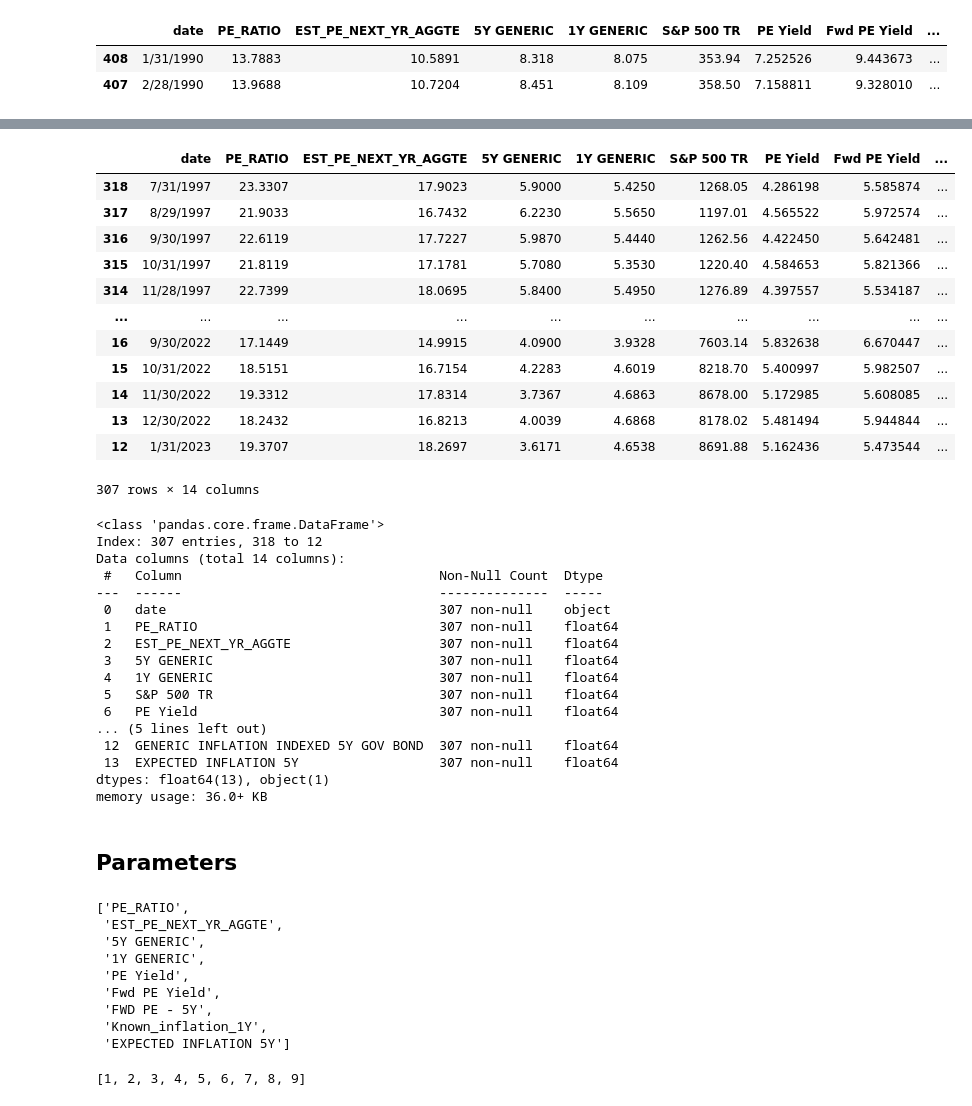
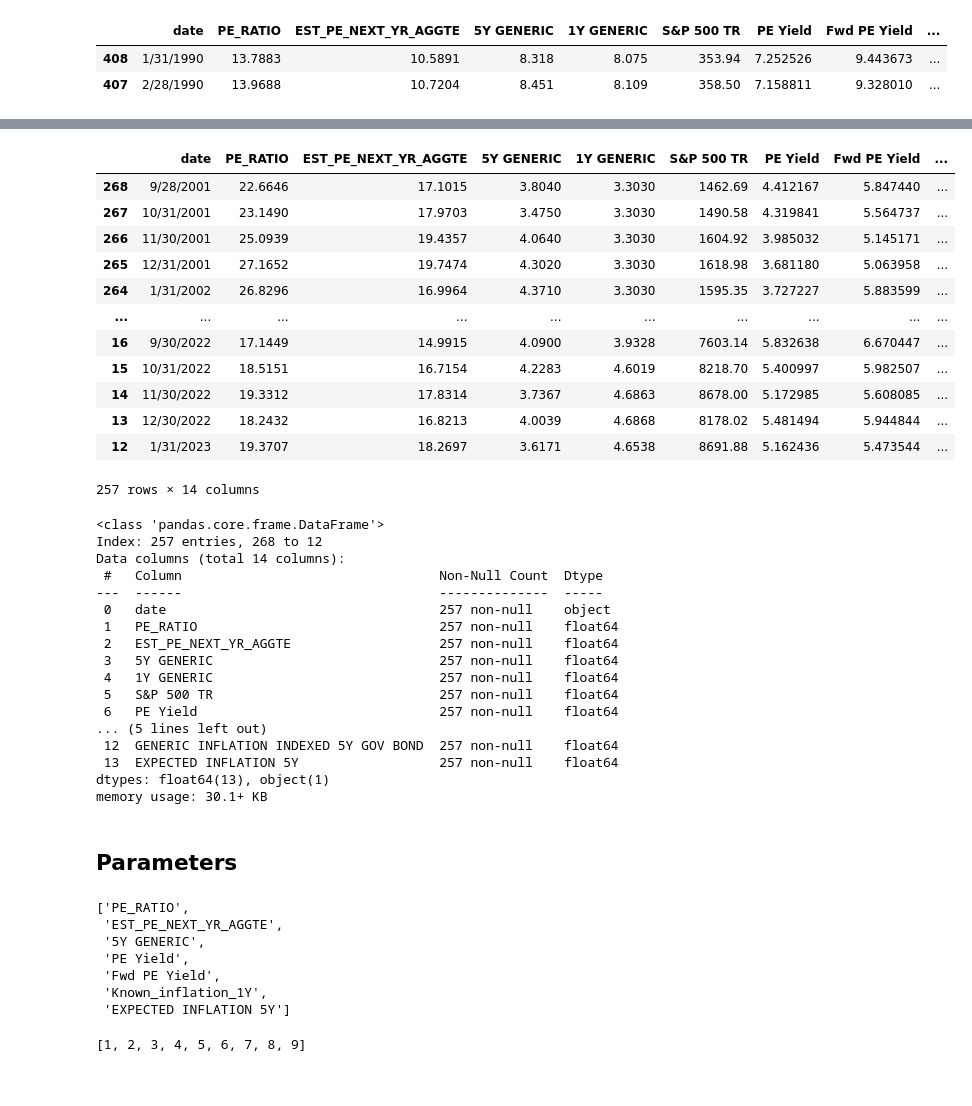
Before and after one commit to kirilgravis/SP500-Factor-ML, a Jupyter notebook: 2024/Main_2024.ipynb, the cells around one changed output, grey strips where cells are left out. Cells and saved outputs as stored; diff of their text form; code cells hidden in the pictures.

```diff
--- a/2024/Main_2024.ipynb
+++ b/2024/Main_2024.ipynb
@@ -33,54 +44,53 @@ this_month
 # %%
 df.dropna(inplace=True)
+df = df[50:]
 df
 # %% [output]
 |  | date | PE_RATIO | EST_PE_NEXT_YR_AGGTE | 5Y GENERIC | 1Y GENERIC | S&P 500 TR | PE Yield | Fwd PE Yield | ... |
-| 318 | 7/31/1997 | 23.3307 | 17.9023 | 5.9000 | 5.4250 | 1268.05 | 4.286198 | 5.585874 | ... |
-| 317 | 8/29/1997 | 21.9033 | 16.7432 | 6.2230 | 5.5650 | 1197.01 | 4.565522 | 5.972574 | ... |
-| 316 | 9/30/1997 | 22.6119 | 17.7227 | 5.9870 | 5.4440 | 1262.56 | 4.422450 | 5.642481 | ... |
-| 315 | 10/31/1997 | 21.8119 | 17.1781 | 5.7080 | 5.3530 | 1220.40 | 4.584653 | 5.821366 | ... |
-| 314 | 11/28/1997 | 22.7399 | 18.0695 | 5.8400 | 5.4950 | 1276.89 | 4.397557 | 5.534187 | ... |
+| 268 | 9/28/2001 | 22.6646 | 17.1015 | 3.8040 | 3.3030 | 1462.69 | 4.412167 | 5.847440 | ... |
+| 267 | 10/31/2001 | 23.1490 | 17.9703 | 3.4750 | 3.3030 | 1490.58 | 4.319841 | 5.564737 | ... |
+| 266 | 11/30/2001 | 25.0939 | 19.4357 | 4.0640 | 3.3030 | 1604.92 | 3.985032 | 5.145171 | ... |
+| 265 | 12/31/2001 | 27.1652 | 19.7474 | 4.3020 | 3.3030 | 1618.98 | 3.681180 | 5.063958 | ... |
+| 264 | 1/31/2002 | 26.8296 | 16.9964 | 4.3710 | 3.3030 | 1595.35 | 3.727227 | 5.883599 | ... |
 | ... | ... | ... | ... | ... | ... | ... | ... | ... | ... |
 | 16 | 9/30/2022 | 17.1449 | 14.9915 | 4.0900 | 3.9328 | 7603.14 | 5.832638 | 6.670447 | ... |
 | 15 | 10/31/2022 | 18.5151 | 16.7154 | 4.2283 | 4.6019 | 8218.70 | 5.400997 | 5.982507 | ... |
 | 14 | 11/30/2022 | 19.3312 | 17.8314 | 3.7367 | 4.6863 | 8678.00 | 5.172985 | 5.608085 | ... |
 | 13 | 12/30/2022 | 18.2432 | 16.8213 | 4.0039 | 4.6868 | 8178.02 | 5.481494 | 5.944844 | ... |
 | 12 | 1/31/2023 | 19.3707 | 18.2697 | 3.6171 | 4.6538 | 8691.88 | 5.162436 | 5.473544 | ... |
-307 rows × 14 columns
+257 rows × 14 columns
 # %%
 df.info()
 # %% [output]
 <class 'pandas.core.frame.DataFrame'>
-Index: 307 entries, 318 to 12
+Index: 257 entries, 268 to 12
 Data columns (total 14 columns):
  #   Column                                 Non-Null Count  Dtype
 ---  ------                                 --------------  -----
- 0   date                                   307 non-null    object
- 1   PE_RATIO                               307 non-null    float64
- 2   EST_PE_NEXT_YR_AGGTE                   307 non-null    float64
- 3   5Y GENERIC                             307 non-null    float64
- 4   1Y GENERIC                             307 non-null    float64
- 5   S&P 500 TR                             307 non-null    float64
- 6   PE Yield                               307 non-null    float64
+ 0   date                                   257 non-null    object
+ 1   PE_RATIO                               257 non-null    float64
+ 2   EST_PE_NEXT_YR_AGGTE                   257 non-null    float64
+ 3   5Y GENERIC                             257 non-null    float64
+ 4   1Y GENERIC                             257 non-null    float64
+ 5   S&P 500 TR                             257 non-null    float64
+ 6   PE Yield                               257 non-null    float64
 ... (5 lines left out)
- 12  GENERIC INFLATION INDEXED 5Y GOV BOND  307 non-null    float64
- 13  EXPECTED INFLATION 5Y                  307 non-null    float64
+ 12  GENERIC INFLATION INDEXED 5Y GOV BOND  257 non-null    float64
+ 13  EXPECTED INFLATION 5Y                  257 non-null    float64
 dtypes: float64(13), object(1)
-memory usage: 36.0+ KB
+memory usage: 30.1+ KB
 # %% [markdown]
 ## Parameters
 # %%
-features = df.columns[[1,2,3,4,6,7,8,11,13]].to_list()
-# features = df.columns[[1,2,3,6,7,11,13]].to_list()
+# features = df.columns[[1,2,3,4,6,7,8,11,13]].to_list()
+features = df.columns[[1,2,3,6,7,11,13]].to_list()
 features
 # %% [output]
 ['PE_RATIO',
  'EST_PE_NEXT_YR_AGGTE',
  '5Y GENERIC',
- '1Y GENERIC',
  'PE Yield',
  'Fwd PE Yield',
- 'FWD PE - 5Y',
  'Known_inflation_1Y',
  'EXPECTED INFLATION 5Y']
 # %%
```
Also changed, not shown: parts of 51 cells of this notebook.
